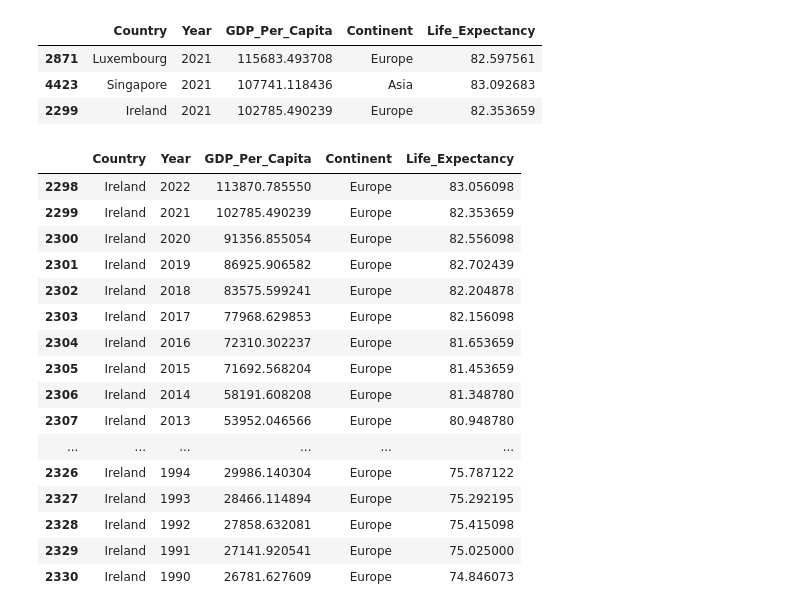
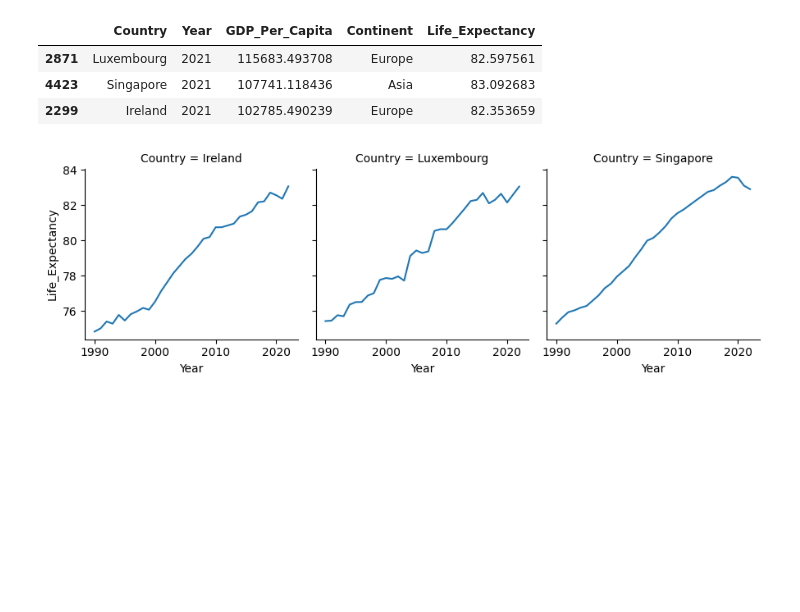
Before and after one commit to nss-data-science-cohort-8/un-exploration-ndpawar1981, a Jupyter notebook: Notebooks/UN_Data_Exploration.ipynb, the cells around one changed output. Saved outputs shown, nothing was run; the diff lists cells and outputs as text; code cells hidden in the pictures; blank space fills up the shorter version.

```diff
--- a/Notebooks/UN_Data_Exploration.ipynb
+++ b/Notebooks/UN_Data_Exploration.ipynb
@@ -603,22 +601,9 @@ gdp_le_2021.nlargest(3,'GDP_Per_Capita')
 | 4423 | Singapore | 2021 | 107741.118436 | Asia | 83.092683 |
 | 2299 | Ireland | 2021 | 102785.490239 | Europe | 82.353659 |
 # %%
-gdp_le[gdp_le['Country'] == 'Ireland']
+gdp_le_factes = gdp_le.loc[gdp_le['Country'].isin(['Luxembourg','Singapore','Ireland'])]
-# %% [output]
-|  | Country | Year | GDP_Per_Capita | Continent | Life_Expectancy |
-| 2298 | Ireland | 2022 | 113870.785550 | Europe | 83.056098 |
-| 2299 | Ireland | 2021 | 102785.490239 | Europe | 82.353659 |
-| 2300 | Ireland | 2020 | 91356.855054 | Europe | 82.556098 |
-| 2301 | Ireland | 2019 | 86925.906582 | Europe | 82.702439 |
-| 2302 | Ireland | 2018 | 83575.599241 | Europe | 82.204878 |
-| 2303 | Ireland | 2017 | 77968.629853 | Europe | 82.156098 |
-| 2304 | Ireland | 2016 | 72310.302237 | Europe | 81.653659 |
-| 2305 | Ireland | 2015 | 71692.568204 | Europe | 81.453659 |
-| 2306 | Ireland | 2014 | 58191.608208 | Europe | 81.348780 |
-| 2307 | Ireland | 2013 | 53952.046566 | Europe | 80.948780 |
-| ... | ... | ... | ... | ... | ... |
-| 2326 | Ireland | 1994 | 29986.140304 | Europe | 75.787122 |
-| 2327 | Ireland | 1993 | 28466.114894 | Europe | 75.292195 |
-| 2328 | Ireland | 1992 | 27858.632081 | Europe | 75.415098 |
-| 2329 | Ireland | 1991 | 27141.920541 | Europe | 75.025000 |
-| 2330 | Ireland | 1990 | 26781.627609 | Europe | 74.846073 |
+# %%
+g = sns.FacetGrid(gdp_le_factes,col='Country')
+g.map_dataframe(sns.lineplot, x = 'Year', y='Life_Expectancy');
+# %% [output]
+[figure, added]
```
Also changed, not shown: parts of 16 cells of this notebook.
